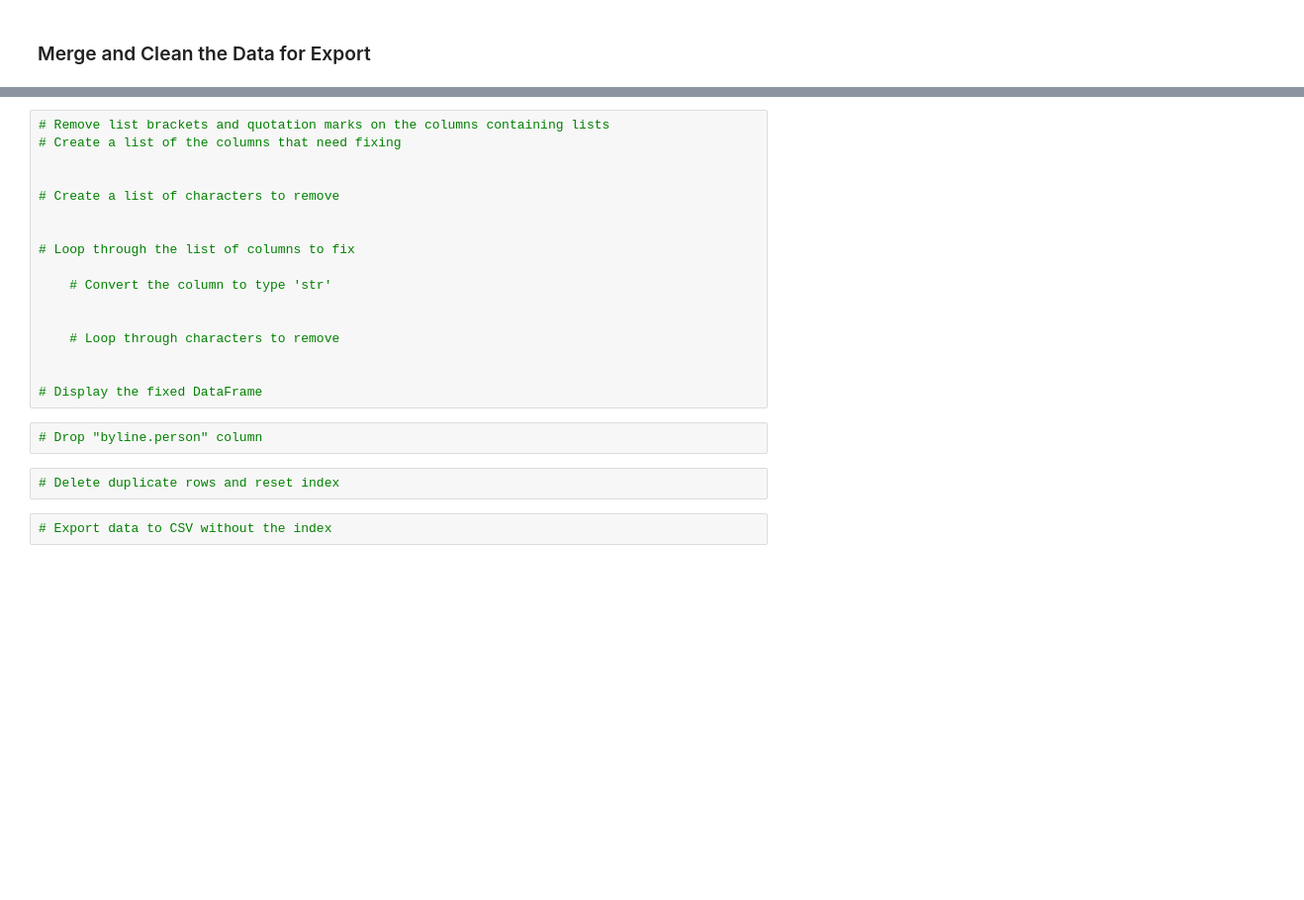
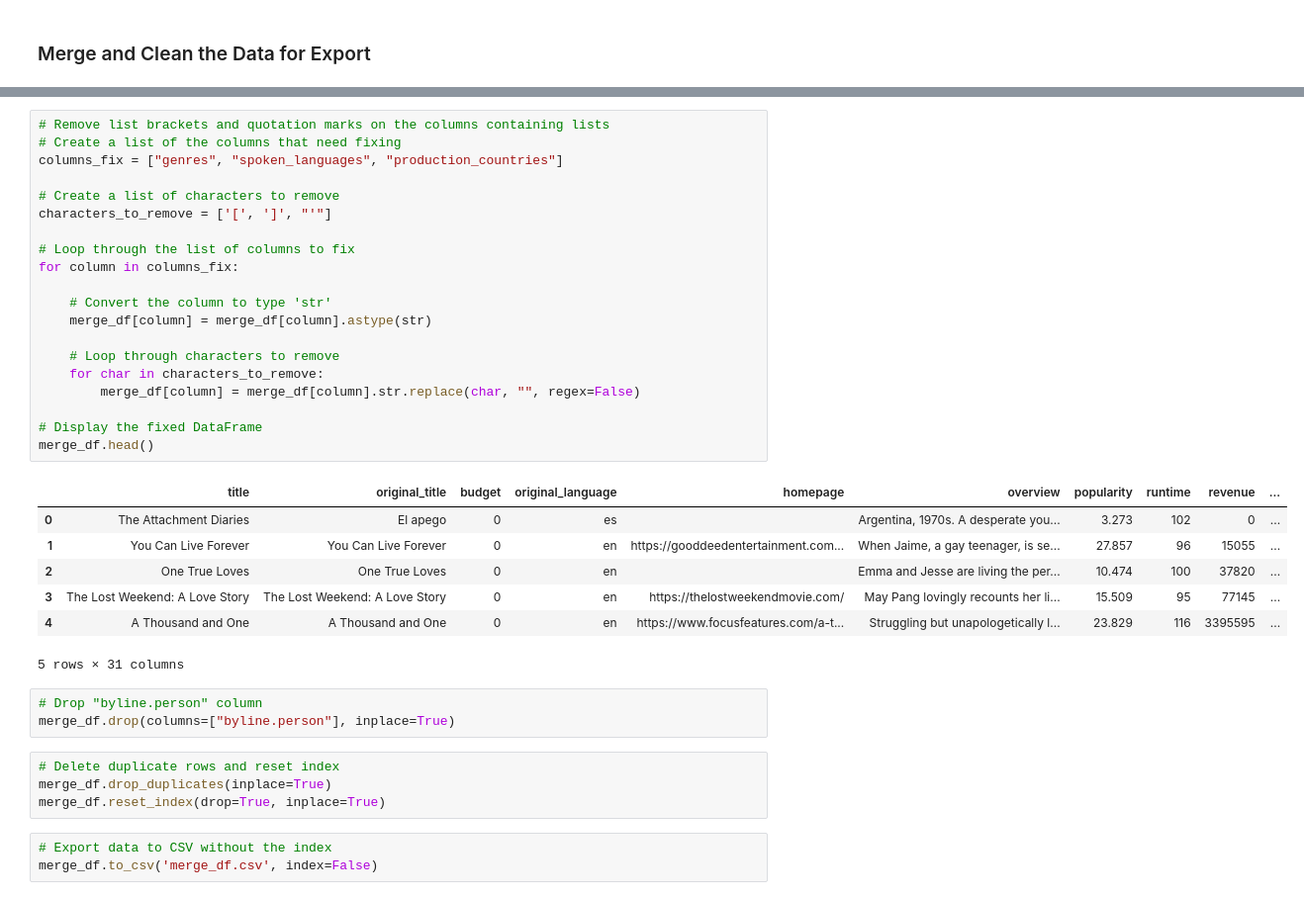
Before and after one commit to ArmZamJr/data-sourcing-challenge, a Jupyter notebook: retrieve_movie_data.ipynb, the cells around one changed output, grey strips where cells are left out. Shown at 99% size. Cells and saved outputs as stored; diff of their text form; blank space fills up the shorter version.

```diff
--- a/retrieve_movie_data.ipynb
+++ b/retrieve_movie_data.ipynb
@@ -218,23 +393,38 @@ tmdb_key_string = "&api_key=" + tmdb_api_key
 # %%
 # Remove list brackets and quotation marks on the columns containing lists
 # Create a list of the columns that need fixing
-
+columns_fix = ["genres", "spoken_languages", "production_countries"]
 
 # Create a list of characters to remove
-
+characters_to_remove = ['[', ']', "'"]
 
 # Loop through the list of columns to fix
+for column in columns_fix:
 
     # Convert the column to type 'str'
-
+    merge_df[column] = merge_df[column].astype(str)
 
     # Loop through characters to remove
-
+    for char in characters_to_remove:
+        merge_df[column] = merge_df[column].str.replace(char, "", regex=False)
 
 # Display the fixed DataFrame
+merge_df.head()
+# %% [output]
+|  | title | original_title | budget | original_language | homepage | overview | popularity | runtime | revenue | ... |
+| 0 | The Attachment Diaries | El apego | 0 | es |  | Argentina, 1970s. A desperate you... | 3.273 | 102 | 0 | ... |
+| 1 | You Can Live Forever | You Can Live Forever | 0 | en | https://gooddeedentertainment.com... | When Jaime, a gay teenager, is se... | 27.857 | 96 | 15055 | ... |
+| 2 | One True Loves | One True Loves | 0 | en |  | Emma and Jesse are living the per... | 10.474 | 100 | 37820 | ... |
+| 3 | The Lost Weekend: A Love Story | The Lost Weekend: A Love Story | 0 | en | https://thelostweekendmovie.com/ | May Pang lovingly recounts her li... | 15.509 | 95 | 77145 | ... |
+| 4 | A Thousand and One | A Thousand and One | 0 | en | https://www.focusfeatures.com/a-t... | Struggling but unapologetically l... | 23.829 | 116 | 3395595 | ... |
+5 rows × 31 columns
 # %%
 # Drop "byline.person" column
+merge_df.drop(columns=["byline.person"], inplace=True)
 # %%
 # Delete duplicate rows and reset index
+merge_df.drop_duplicates(inplace=True)
+merge_df.reset_index(drop=True, inplace=True)
 # %%
 # Export data to CSV without the index
+merge_df.to_csv('merge_df.csv', index=False)
```
Also changed, not shown: parts of 7 cells of this notebook, 3 other files.
